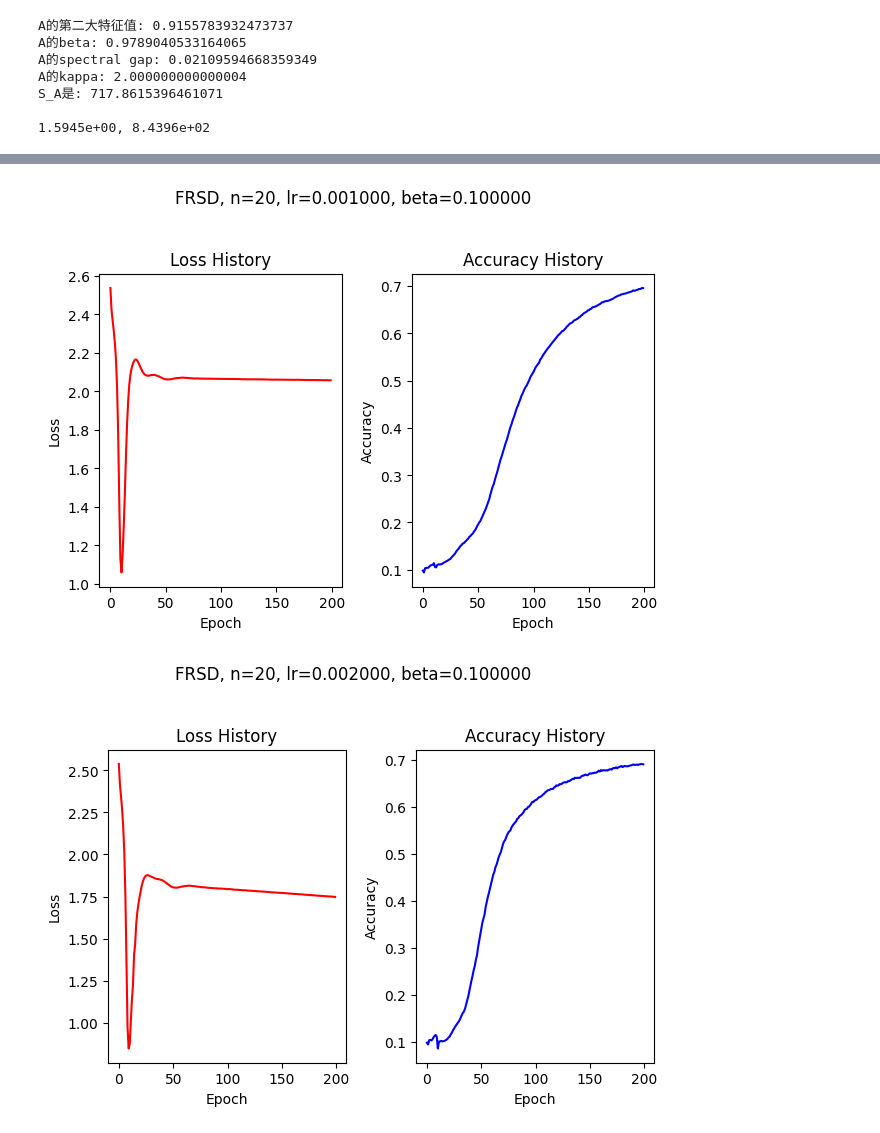
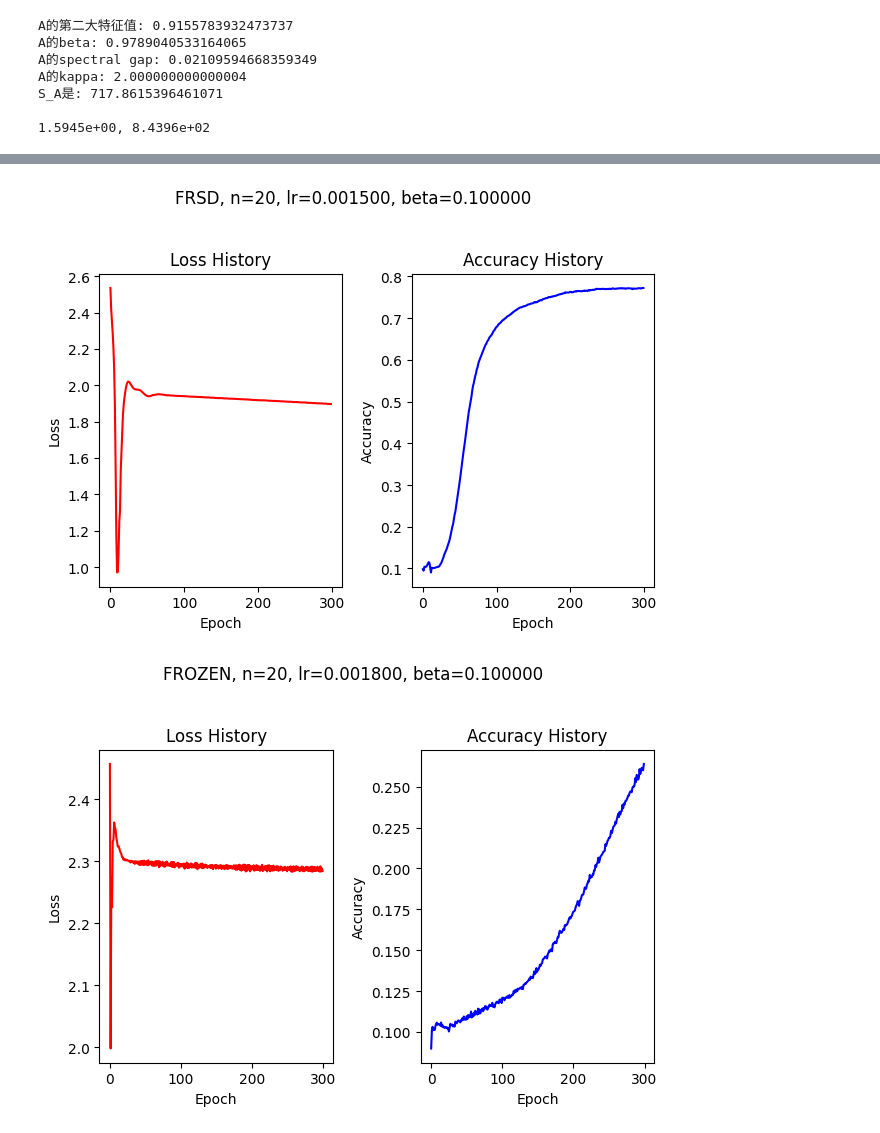
Before and after one commit to Luoxiaogan/PullSum_MNIST, a Jupyter notebook: code/神经网络实验/MNIST最终实验/新的实验/Ring3, 大异质性.ipynb, the cells around one changed output, grey strips where cells are left out. Drawn from its saved outputs; the diff is of its cells as text; code cells hidden in the pictures.

```diff
--- a/code/神经网络实验/MNIST最终实验/新的实验/Ring3, 大异质性.ipynb
+++ b/code/神经网络实验/MNIST最终实验/新的实验/Ring3, 大异质性.ipynb
@@ -103,0 +133,11 @@ FRSD_l1,FRSD_a1 = train_FRSD(
+# %%
+n=20
+I=np.eye(n)
+one=np.ones(n)
+R=np.outer(one,one)/n
+A,C=ring3()#A=get_xinmeng_like_matrix(n=10,seed=99).T
+B=get_B(A=A,u=2*n,n=n)
+show_row(A)
+_,__=test_row(A,epochs=1000)
+print(f"{_:.4e}, {__:.4e}")
+h_data,y_data,X_test,y_test=prepare_node_20_hard_linear_mix(p1=0.9, seed=42)
@@ -104,12 +197,12 @@ FRSD_l1,FRSD_a1 = train_FRSD(
 # %%
-FRSD_l2,FRSD_a2 = train_FRSD(
+F, F_a1 = train_FRSD(
     n=n,
     A=A,
     model_class=MNISTClassifier_4layer_2,
     seed_for_model=49,
     criterion_class=nn.CrossEntropyLoss,
-    epochs=200,
-    lr=1e-3,
+    epochs=300,
+    lr=1.5e-3,
     beta=0.1,
     X_train_data=h_data,
     y_train_data=y_data,
@@ -119,23 +212,23 @@ FRSD_l2,FRSD_a2 = train_FRSD(
     show_graph=True
 )
 # %% [output]
-[figure, old version]
+[figure, new version]
 # %%
-FRSD_l3,FRSD_a3 = train_FRSD(
+FR, FR_a1 = train_FROZEN(
     n=n,
     A=A,
     model_class=MNISTClassifier_4layer_2,
     seed_for_model=49,
     criterion_class=nn.CrossEntropyLoss,
-    epochs=200,
-    lr=2e-3,
+    epochs=300,
+    lr=1.8e-3,
     beta=0.1,
     X_train_data=h_data,
     y_train_data=y_data,
     X_test_data=X_test,
     y_test_data=y_test,
     compute_accuracy=compute_accuracy_with_average_model,
     show_graph=True
 )
 # %% [output]
-[figure, old version]
+[figure, new version]
```
Also changed, not shown: parts of 18 cells of this notebook, 8 other files.
